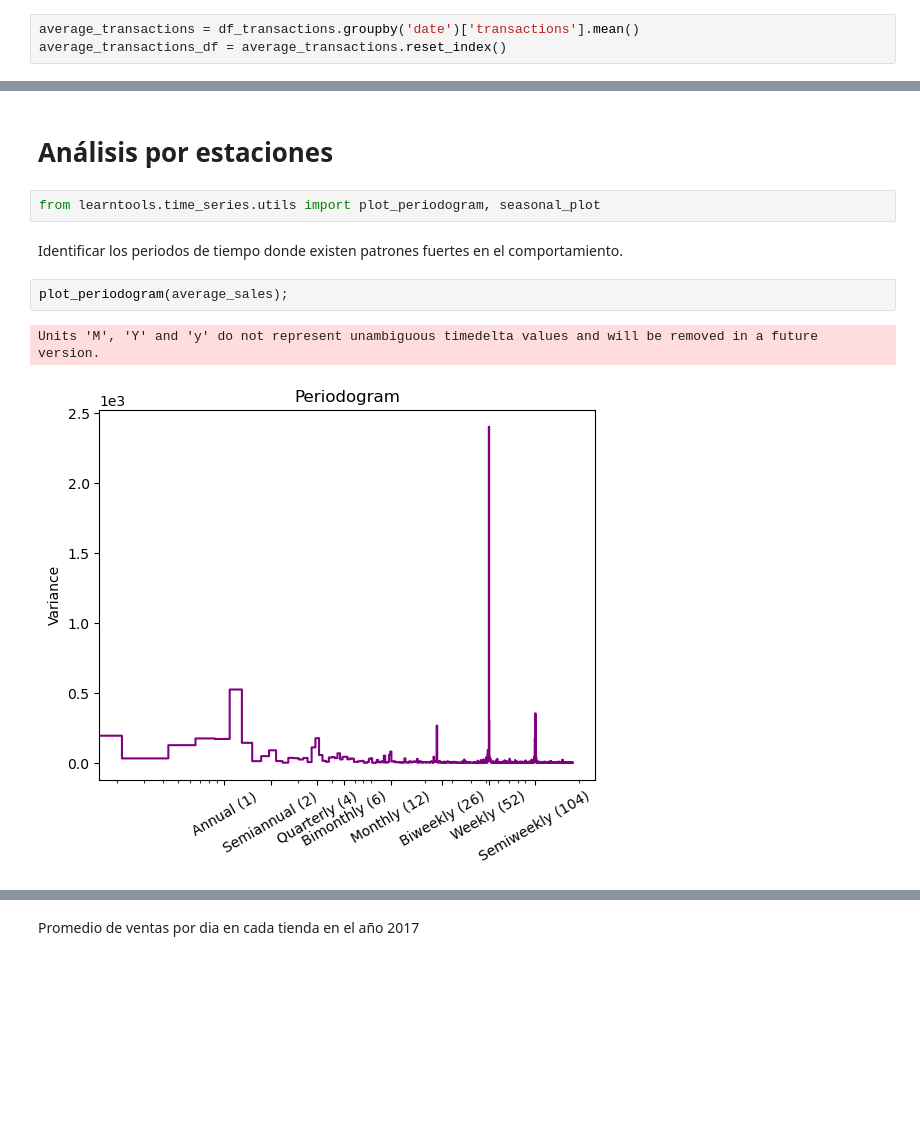
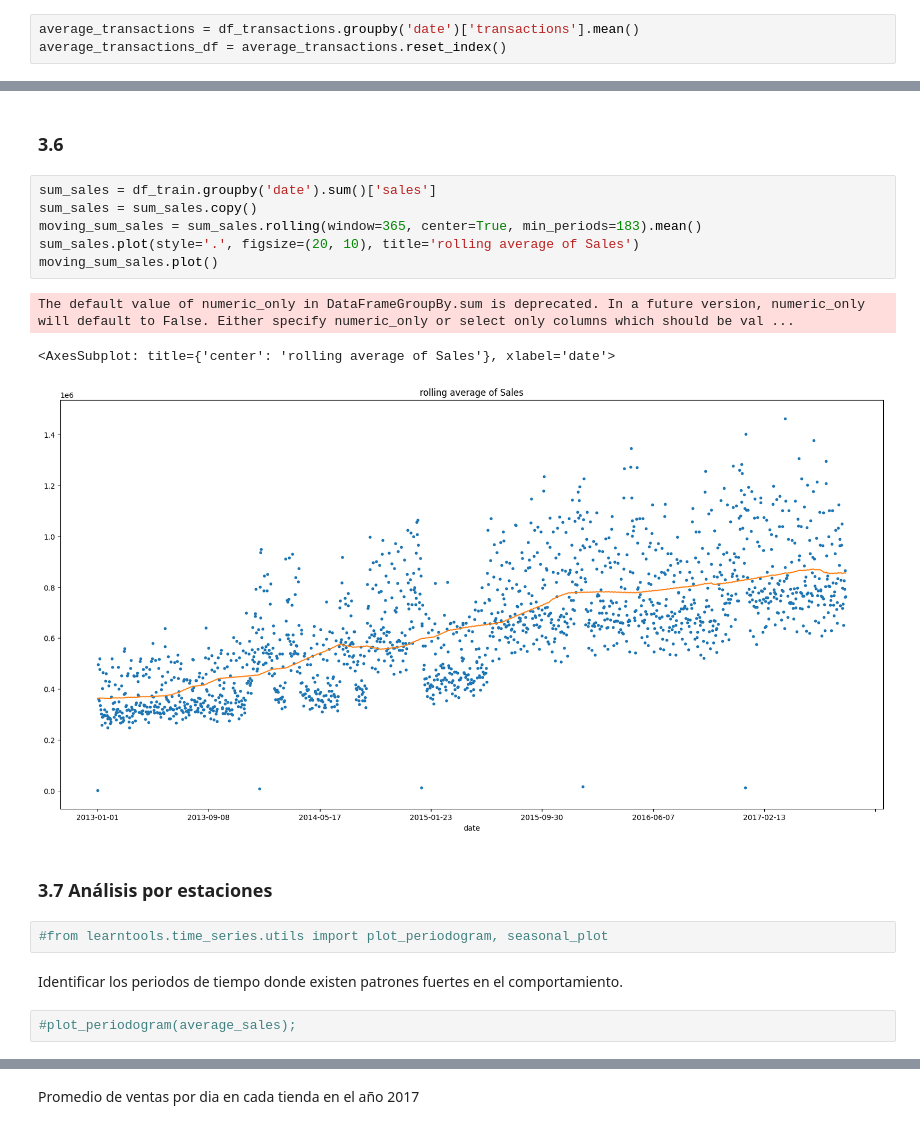
Before and after one commit to EmilianoV-TEC/Reto_TC3006C, a Jupyter notebook: avance-1-reto.ipynb, the cells around one changed output, grey strips where cells are left out. Drawn from its saved outputs; the diff is of its cells as text; blank space fills up the shorter version.

```diff
--- a/avance-1-reto.ipynb
+++ b/avance-1-reto.ipynb
@@ -238,12 +287,21 @@ px.scatter(x = pd.to_datetime(average_transactions_df["date"]), y = average_tran
+# %% [markdown]
+### 3.6
+# %%
+sum_sales = df_train.groupby('date').sum()['sales']
+sum_sales = sum_sales.copy()
+moving_sum_sales = sum_sales.rolling(window=365, center=True, min_periods=183).mean()
+sum_sales.plot(style='.', figsize=(20, 10), title='rolling average of Sales')
+moving_sum_sales.plot()
+# %% [output]
+The default value of numeric_only in DataFrameGroupBy.sum is deprecated. In a future version, numeric_only will default to False. Either specify numeric_only or select only columns which should be val ...
+<AxesSubplot: title={'center': 'rolling average of Sales'}, xlabel='date'>
+[figure, added]
 # %% [markdown]
-# Análisis por estaciones
+### 3.7 Análisis por estaciones
 # %%
-from learntools.time_series.utils import plot_periodogram, seasonal_plot
+#from learntools.time_series.utils import plot_periodogram, seasonal_plot
 # %% [markdown]
 Identificar los periodos de tiempo donde existen patrones fuertes en el comportamiento.
-# %%
-plot_periodogram(average_sales);
-# %% [output]
-Units 'M', 'Y' and 'y' do not represent unambiguous timedelta values and will be removed in a future version.
-[figure, removed]
+# %%
+#plot_periodogram(average_sales);
 # %%
```
Also changed, not shown: parts of 37 cells of this notebook, 1 other file.
